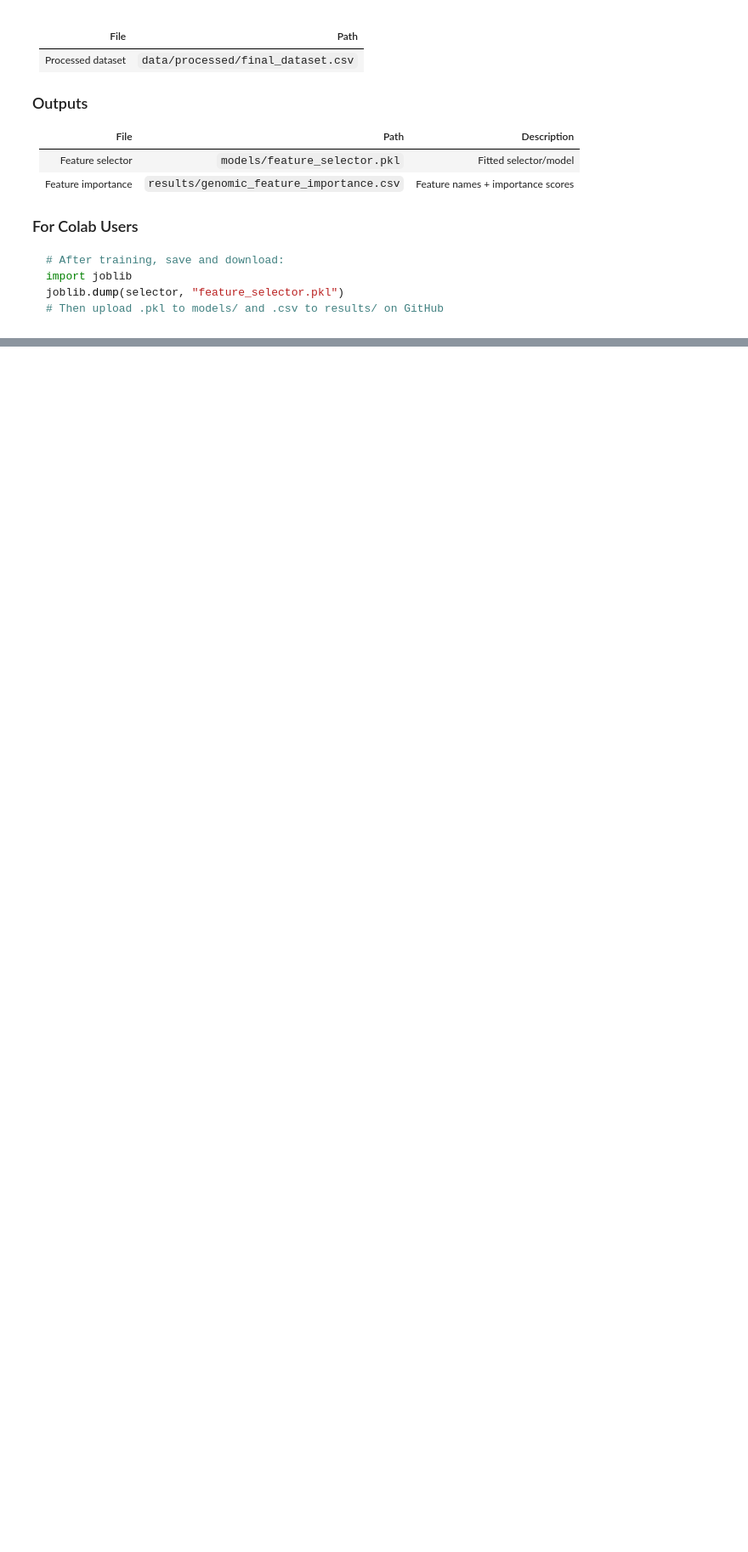
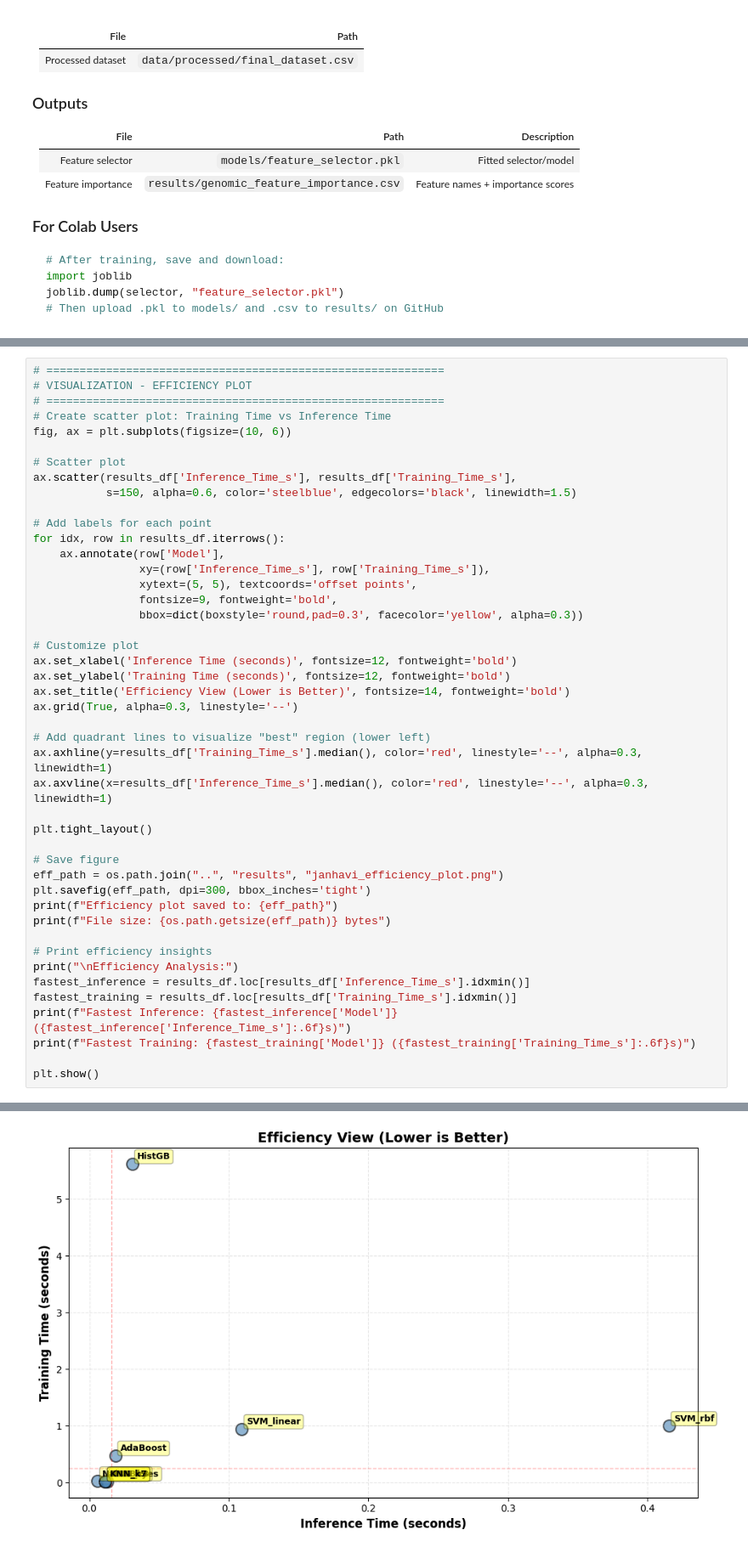
Before and after one commit to KhushiChandak04/Aquaculture-MajorProject, a Jupyter notebook: notebooks/04_genomic_xai_janhavi.ipynb, the cells around one changed output, grey strips where cells are left out. Shown at 85% size. Cells and saved outputs as stored; diff of their text form; blank space fills up the shorter version.

```diff
--- a/notebooks/04_genomic_xai_janhavi.ipynb
+++ b/notebooks/04_genomic_xai_janhavi.ipynb
@@ -59,0 +415,46 @@ print("TODO: Uncomment after final_dataset.csv is available")
+# %%
+# ============================================================
+# VISUALIZATION - EFFICIENCY PLOT
+# ============================================================
+# Create scatter plot: Training Time vs Inference Time
+fig, ax = plt.subplots(figsize=(10, 6))
+
+# Scatter plot
+ax.scatter(results_df['Inference_Time_s'], results_df['Training_Time_s'],
+           s=150, alpha=0.6, color='steelblue', edgecolors='black', linewidth=1.5)
+
+# Add labels for each point
+for idx, row in results_df.iterrows():
+    ax.annotate(row['Model'],
+                xy=(row['Inference_Time_s'], row['Training_Time_s']),
+                xytext=(5, 5), textcoords='offset points',
+                fontsize=9, fontweight='bold',
+                bbox=dict(boxstyle='round,pad=0.3', facecolor='yellow', alpha=0.3))
+
+# Customize plot
+ax.set_xlabel('Inference Time (seconds)', fontsize=12, fontweight='bold')
+ax.set_ylabel('Training Time (seconds)', fontsize=12, fontweight='bold')
+ax.set_title('Efficiency View (Lower is Better)', fontsize=14, fontweight='bold')
+ax.grid(True, alpha=0.3, linestyle='--')
+
+# Add quadrant lines to visualize "best" region (lower left)
+ax.axhline(y=results_df['Training_Time_s'].median(), color='red', linestyle='--', alpha=0.3, linewidth=1)
+ax.axvline(x=results_df['Inference_Time_s'].median(), color='red', linestyle='--', alpha=0.3, linewidth=1)
+
+plt.tight_layout()
+
+# Save figure
+eff_path = os.path.join("..", "results", "janhavi_efficiency_plot.png")
+plt.savefig(eff_path, dpi=300, bbox_inches='tight')
+print(f"Efficiency plot saved to: {eff_path}")
+print(f"File size: {os.path.getsize(eff_path)} bytes")
+
+# Print efficiency insights
+print("\nEfficiency Analysis:")
+fastest_inference = results_df.loc[results_df['Inference_Time_s'].idxmin()]
+fastest_training = results_df.loc[results_df['Training_Time_s'].idxmin()]
+print(f"Fastest Inference: {fastest_inference['Model']} ({fastest_inference['Inference_Time_s']:.6f}s)")
+print(f"Fastest Training: {fastest_training['Model']} ({fastest_training['Training_Time_s']:.6f}s)")
+
+plt.show()
+# %% [output]
@@ -59,0 +467 @@ print("TODO: Uncomment after final_dataset.csv is available")
+[figure, added]
```
Also changed, not shown: parts of 15 cells of this notebook, 10 other files.
